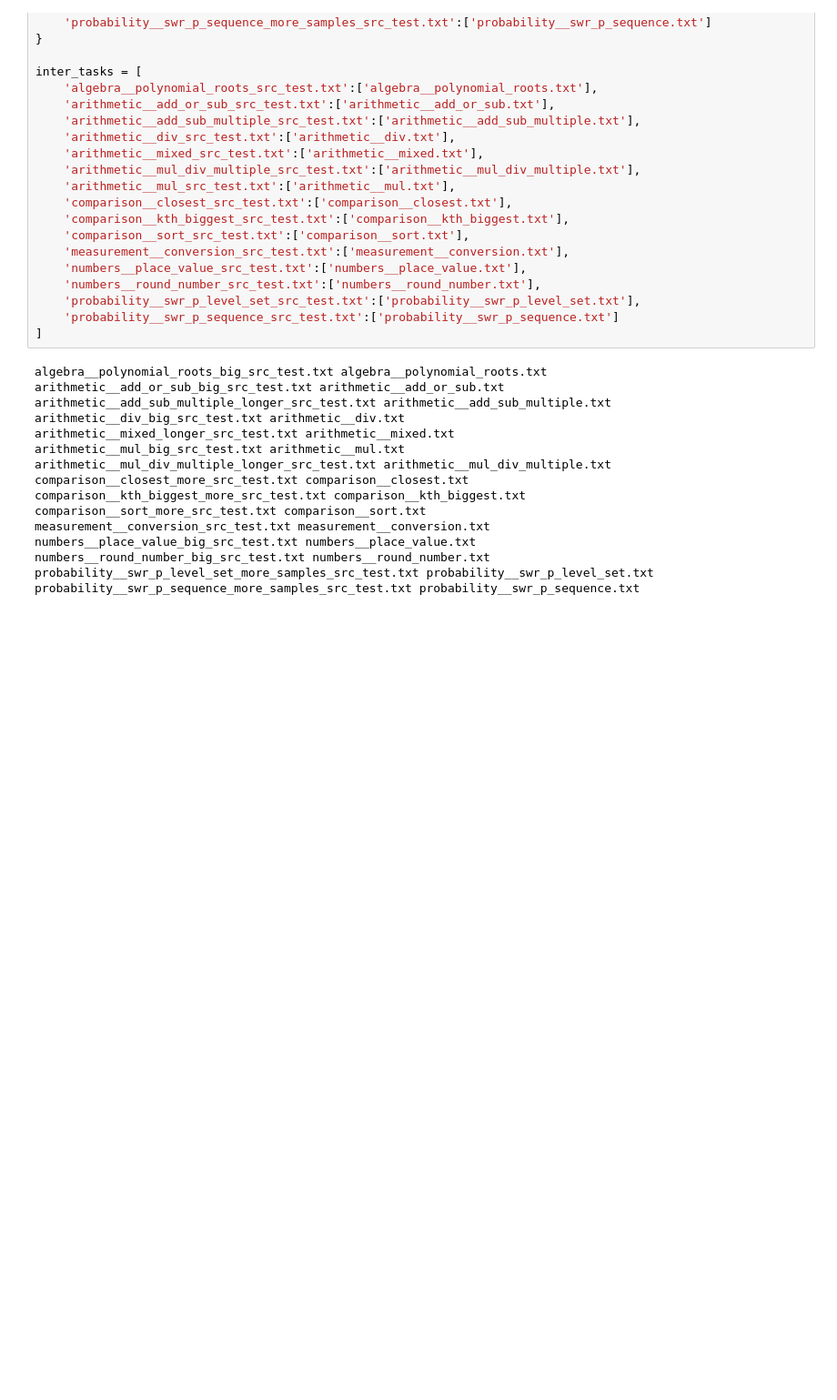
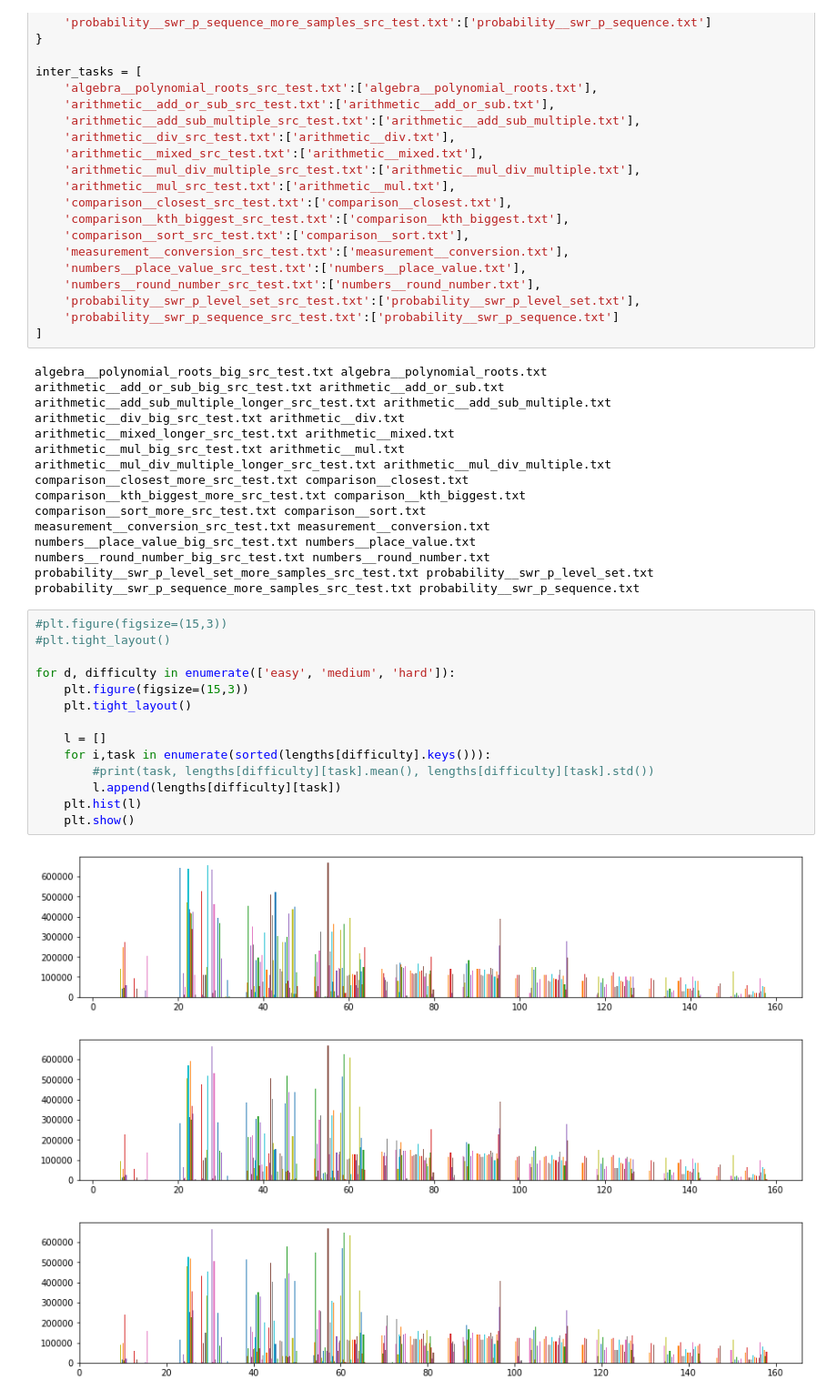
Before and after one commit to bencottier/mlp-project, a Jupyter notebook: notebooks/compute_lengths.ipynb, the cells around one changed output. Shown: that part at 91% size. Cells and saved outputs as stored; diff of their text form; blank space fills up the shorter version.

```diff
--- a/notebooks/compute_lengths.ipynb
+++ b/notebooks/compute_lengths.ipynb
@@ -140,3 +116,21 @@ numbers__place_value_big_src_test.txt numbers__place_value.txt
 numbers__round_number_big_src_test.txt numbers__round_number.txt
 probability__swr_p_level_set_more_samples_src_test.txt probability__swr_p_level_set.txt
 probability__swr_p_sequence_more_samples_src_test.txt probability__swr_p_sequence.txt
+# %%
+#plt.figure(figsize=(15,3))
+#plt.tight_layout()
+
+for d, difficulty in enumerate(['easy', 'medium', 'hard']):
+    plt.figure(figsize=(15,3))
+    plt.tight_layout()
+
+    l = []
+    for i,task in enumerate(sorted(lengths[difficulty].keys())):
+        #print(task, lengths[difficulty][task].mean(), lengths[difficulty][task].std())
+        l.append(lengths[difficulty][task])
+    plt.hist(l)
+    plt.show()
+# %% [output]
+[figure, added]
+[figure, added]
+[figure, added]
```
Also changed, not shown: parts of 5 cells of this notebook.
